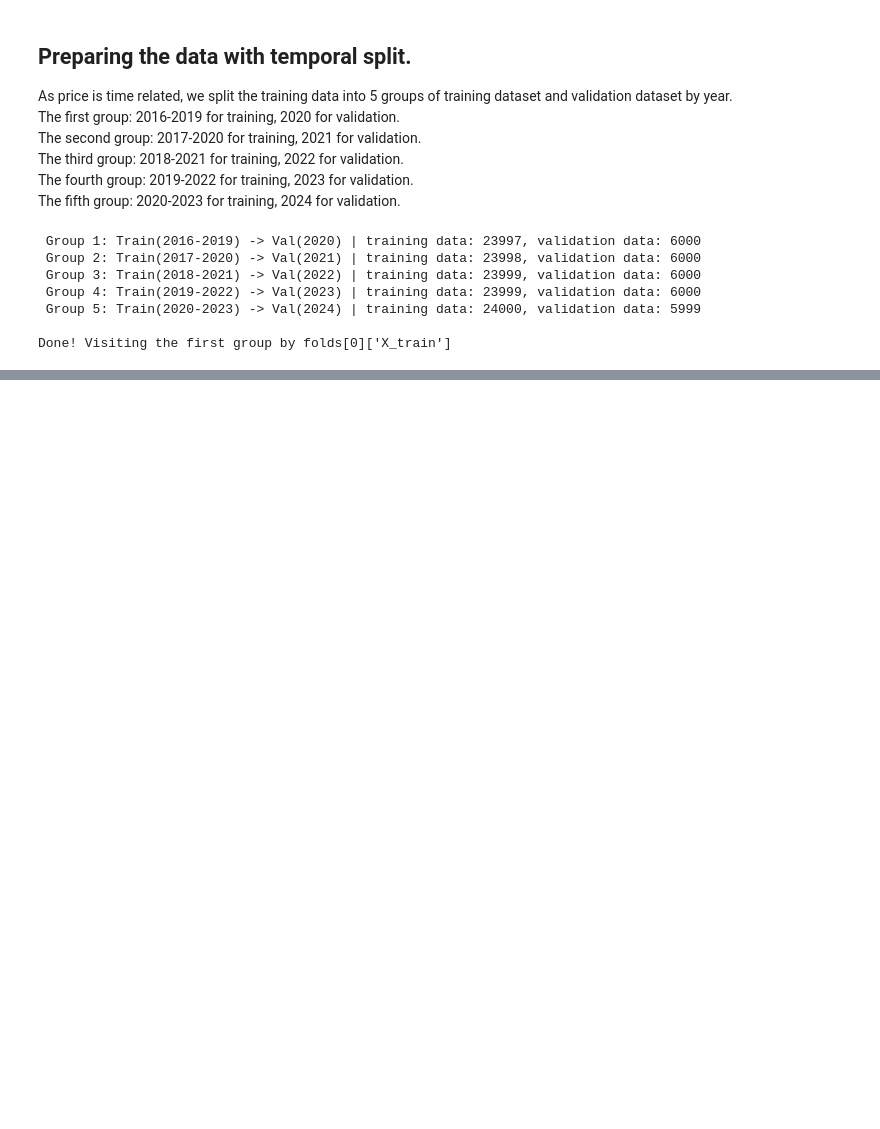
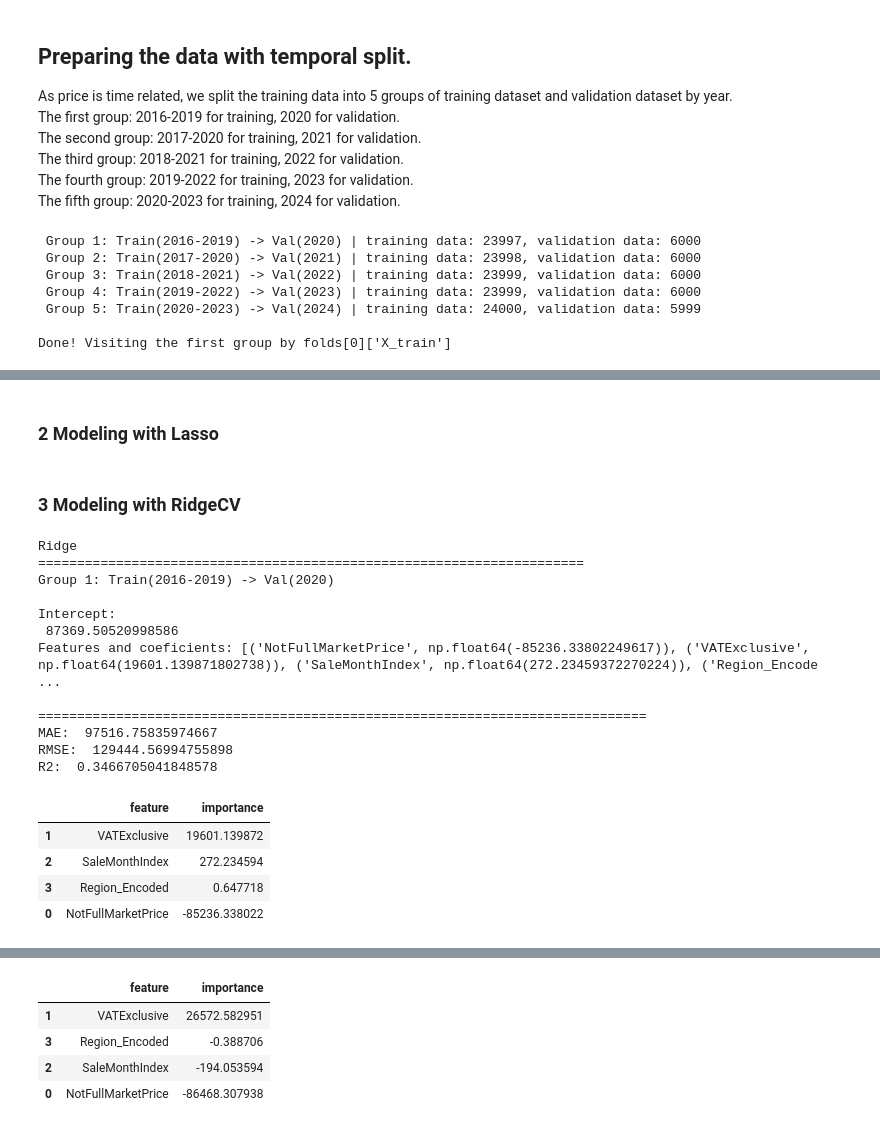
Before and after one commit to wuxiaoli-ucd/Data-Analytics, a Jupyter notebook: Modeling.ipynb, the cells around one changed output, grey strips where cells are left out. Saved outputs shown, nothing was run; the diff lists cells and outputs as text; code cells hidden in the pictures; blank space fills up the shorter version.

Commit message:
modeling with ridgecv

```diff
--- a/Modeling.ipynb
+++ b/Modeling.ipynb
@@ -128,0 +143,17 @@ Done! Visiting the first group by folds[0]['X_train']
+# %%
+# Initialize variables for recording evaluation results
+features = ['NotFullMarketPrice', 'VATExclusive', 'SaleMonthIndex', 'Region_Encoded']
+results=[]
+# %%
+# get baseline data
+print('Baseline')
+
+y=df[['Price(€)']]
+baseline_pred = np.full(shape=y.shape[0], fill_value=y.mean())
+(mae,rmse,r2)=getMetrics(y,baseline_pred)
+results.append({
+    'model':'Baseline',
+    'MAE':mae,
+    'RMSE':rmse,
+    'R2':r2
+})
@@ -128,0 +169,2 @@ Done! Visiting the first group by folds[0]['X_train']
+# %% [markdown]
+### 2 Modeling with Lasso
@@ -128,0 +173,56 @@ Done! Visiting the first group by folds[0]['X_train']
+# %% [markdown]
+### 3 Modeling with RidgeCV
+# %%
+from sklearn.linear_model import RidgeCV
+print("Ridge")
+errors={
+    'MAE':[],
+    'RMSE':[],
+    'R2':[]
+    }
+for fold in folds:
+    # print the info of current group
+    print('='*70)
+    print(fold['info'])
+
+    # pick out the dataset
+    X_train=fold['X_train']
+    y_train=fold['y_train']
+    X_val=fold['X_val']
+    y_val=fold['y_val']
+
+    # train the model
+    ridge = RidgeCV()
+    ridge.fit(X_train, y_train)
+
+    # Print the weights learned for each feature.
+    print("\nIntercept: \n", ridge.intercept_)
+    print("Features and coeficients:", list(zip(features, ridge.coef_))[:10])
+
+    # Predicted price on validation set
+    test_predictions = ridge.predict(X_val)
+    (mae,rmse,r2)=getMetrics(y_val, test_predictions)
+    errors['MAE'].append(mae)
+    errors['RMSE'].append(rmse)
+    errors['R2'].append(r2)
+
+    feature_importance = pd.DataFrame({'feature': features, 'importance':ridge.coef_})
+    display(feature_importance.sort_values('importance', ascending=False))
+# %% [output]
+Ridge
+======================================================================
+Group 1: Train(2016-2019) -> Val(2020)
+
+Intercept:
+ 87369.50520998586
+Features and coeficients: [('NotFullMarketPrice', np.float64(-85236.33802249617)), ('VATExclusive', np.float64(19601.139871802738)), ('SaleMonthIndex', np.float64(272.23459372270224)), ('Region_Encode ...
+
+==============================================================================
+MAE:  97516.75835974667
+RMSE:  129444.56994755898
+R2:  0.3466705041848578
+|  | feature | importance |
+| 1 | VATExclusive | 19601.139872 |
+| 2 | SaleMonthIndex | 272.234594 |
+| 3 | Region_Encoded | 0.647718 |
+| 0 | NotFullMarketPrice | -85236.338022 |
@@ -128,0 +240,5 @@ Done! Visiting the first group by folds[0]['X_train']
+|  | feature | importance |
+| 1 | VATExclusive | 26572.582951 |
+| 3 | Region_Encoded | -0.388706 |
+| 2 | SaleMonthIndex | -194.053594 |
+| 0 | NotFullMarketPrice | -86468.307938 |
```
Also changed, not shown: parts of 18 cells of this notebook.
